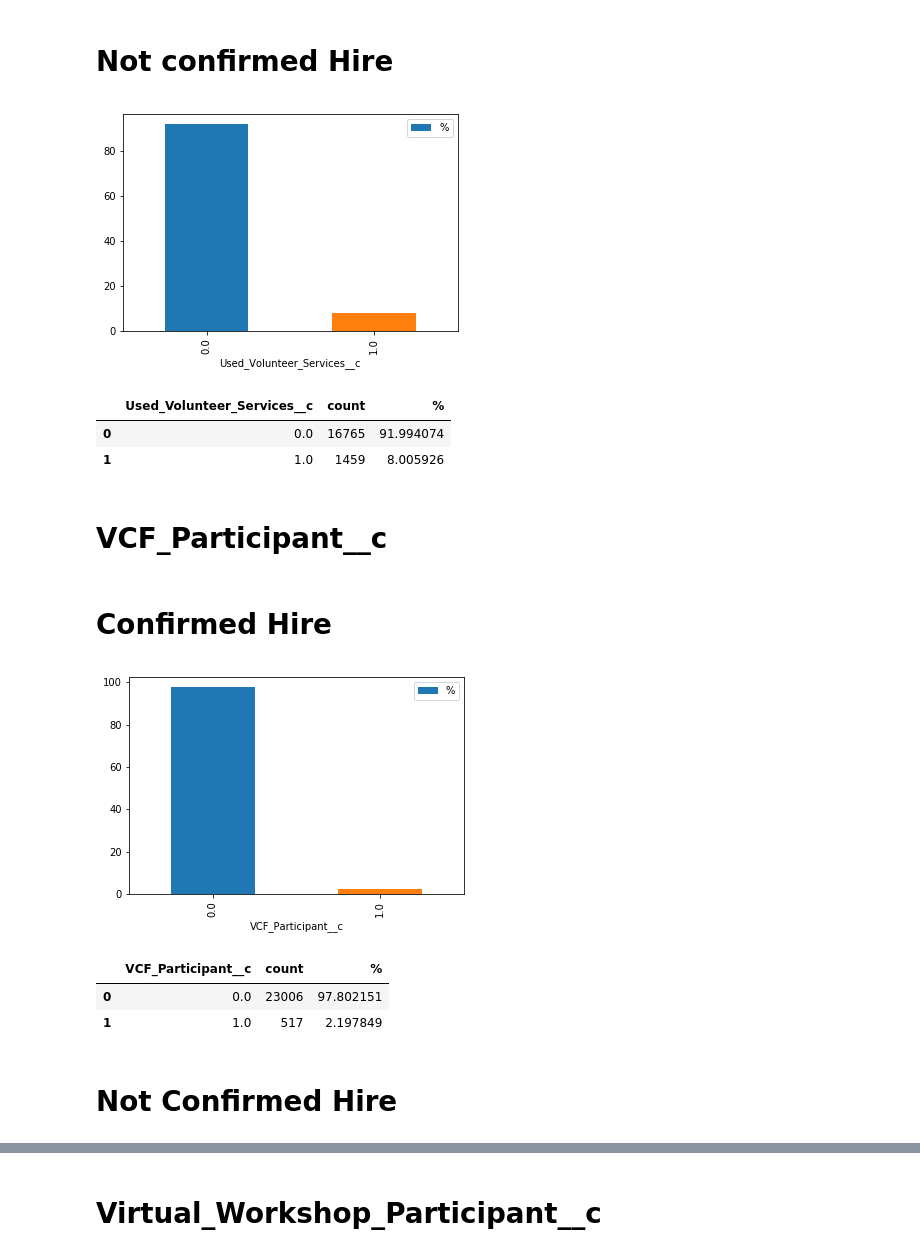
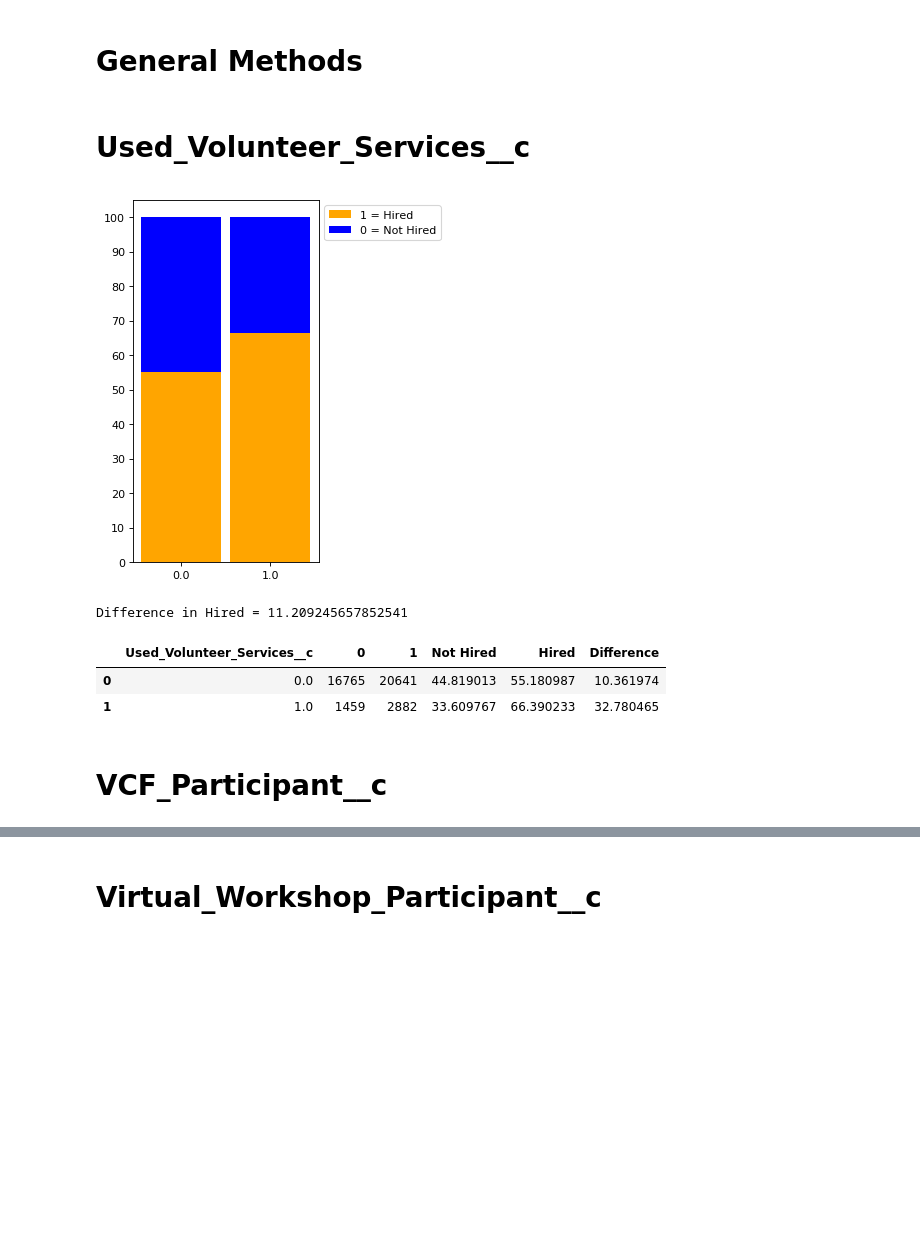
Before and after one commit to iAlhasan/DSP-Project, a Jupyter notebook: Nameetha-HireHero_Action_Analysis.ipynb, the cells around one changed output, grey strips where cells are left out. Saved outputs shown, nothing was run; the diff lists cells and outputs as text; code cells hidden in the pictures; blank space fills up the shorter version.

```diff
--- a/Nameetha-HireHero_Action_Analysis.ipynb
+++ b/Nameetha-HireHero_Action_Analysis.ipynb
@@ -7,8 +7,8 @@ import matplotlib.pyplot as plt
 # %%
 data=pd.read_csv("clean_contact_dataset.csv",encoding='latin', low_memory=False)
 # %%
-action_list=["Used_Federal_Services__c","Used_Volunteer_Services__c","Resume_Completed_By__c","Virtual_Workshop_Participant__c","On_Job_Board__c","Federal_Hire__c","Created_LinkedIn_account__c",
-             "Hired_with_EO_assistance__c","Updated_Resume_Complete__c","HHUSA_Workshop_Participant__c","O2O_Initial_Assessment_Complete__c",
-          "Is_the_Initial_Intake_Assessment_done__c","Permission_to_use_job_board_granted__c","Resume_Tailoring_Tips__c","Finalized_HHUSA_revised_resume_on_file__c","Hire_Heroes_USA_Confirmed_Hire__c","VCF_Participant__c","Interview_Skills__c","Value_Proposition__c"]
+action_list=["Resume_Tailoring_Tips__c","Hire_Heroes_USA_Confirmed_Hire__c","Used_Volunteer_Services__c","VCF_Participant__c","Virtual_Workshop_Participant__c","On_Job_Board__c","Used_Federal_Services__c","Interview_Skills__c",
+"Created_LinkedIn_account__c","Value_Proposition__c","Updated_Resume_Complete__c","HHUSA_Workshop_Participant__c","O2O_Initial_Assessment_Complete__c",
+"Is_the_Initial_Intake_Assessment_done__c","Permission_to_use_job_board_granted__c","Finalized_HHUSA_revised_resume_on_file__c"]
 # %%
 data=data[action_list]
@@ -49,9 +15,2 @@ summary(confirmed_hire,'Used_Volunteer_Services__c')
-# %% [markdown]
-# Not confirmed Hire
-# %%
-summary(not_confirmed_hire,'Used_Volunteer_Services__c')
-# %% [output]
-[figure, removed]
-|  | Used_Volunteer_Services__c | count | % |
-| 0 | 0.0 | 16765 | 91.994074 |
-| 1 | 1.0 | 1459 | 8.005926 |
+# %% [markdown]
+# General Methods
@@ -58,13 +64,13 @@ summary(not_confirmed_hire,'Used_Volunteer_Services__c')
+# %% [markdown]
+# Used_Volunteer_Services__c
+# %%
+#summary(confirmed_hire,'Used_Volunteer_Services__c')
+compare("Used_Volunteer_Services__c", "Hire_Heroes_USA_Confirmed_Hire__c", data)
+# %% [output]
+[figure, added]
+Difference in Hired = 11.209245657852541
+|  | Used_Volunteer_Services__c | 0 | 1 | Not Hired | Hired | Difference |
+| 0 | 0.0 | 16765 | 20641 | 44.819013 | 55.180987 | 10.361974 |
+| 1 | 1.0 | 1459 | 2882 | 33.609767 | 66.390233 | 32.780465 |
 # %% [markdown]
 # VCF_Participant__c
-# %% [markdown]
-# Confirmed Hire
-# %%
-summary(confirmed_hire,'VCF_Participant__c')
-# %% [output]
-[figure, removed]
-|  | VCF_Participant__c | count | % |
-| 0 | 0.0 | 23006 | 97.802151 |
-| 1 | 1.0 | 517 | 2.197849 |
-# %% [markdown]
-# Not Confirmed Hire
```
Also changed, not shown: parts of 90 cells of this notebook.
